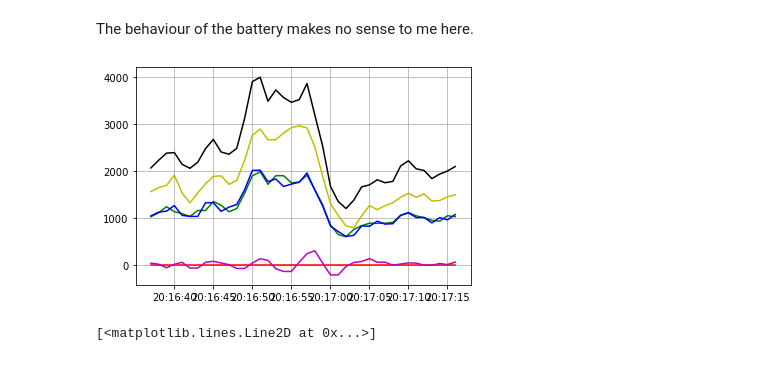
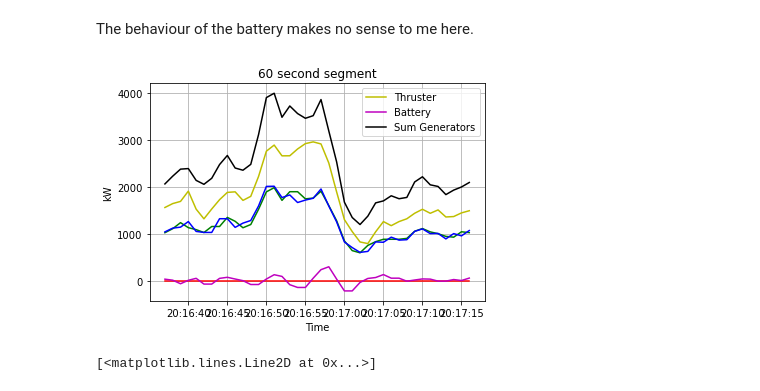
Before and after one commit to andreasdyve/EquinorProject, a Jupyter notebook: python notebooks/OpID100_Inspection.ipynb, the cells around one changed output. Saved outputs shown, nothing was run; the diff lists cells and outputs as text; code cells hidden in the pictures.

Commit message:
updated for better plots

```diff
--- a/python notebooks/OpID100_Inspection.ipynb
+++ b/python notebooks/OpID100_Inspection.ipynb
@@ -2,7 +2,4 @@
 import pandas as pd
 import numpy as np
 import matplotlib.pyplot as plt
-df = pd.read_excel('op100.xlsx')
-
-df.rename(columns= {'timeVectRelMinutes': 'datetime'}, inplace=True)
-df['datetime'] = pd.to_datetime(df['datetime'], unit='m', origin='2020-01-30')
+df_full = pd.read_excel('data_full_sekres.xlsx')
@@ -38,0 +6,13 @@ plt.plot(x,y4, color = 'b')
+# %%
+df = df_full.loc[df_full['operationId'] == 100]
+df0 = df.loc[df['dpMode'] == 0]
+df1 = df.loc[df['dpMode'] == 1]
+df2 = df.loc[df['dpMode'] == 2]
+
+
+x = df['datetime']
+y = df['sumEngMdoPower']
+yy = df['thrusterAndPropulsion']
+
+plt.plot(x,y)
+plt.plot(x,yy)
@@ -118,23 +139,27 @@ The behaviour of the battery makes no sense to me here.
 # %%
 # Highest Battery Spike
 
 x = df.iloc[36590:36630]['datetime']
 y1 = df.iloc[36590:36630]['thrusterAndPropulsion']
 y2 = df.iloc[36590:36630]['engMdoPower_0_']
 y3 = df.iloc[36590:36630]['engMdoPower_1_']
 y4 = df.iloc[36590:36630]['engMdoPower_3_']
 y5 = df.iloc[36590:36630]['battery_0__actualPower']
 y6 = df.iloc[36590:36630]['sumEngMdoPower']
 
-plt.plot(x,y1, color = 'y')
+plt.plot(x,y1, color = 'y', label = 'Thruster')
 plt.plot(x,y2, color = 'r')
 plt.plot(x,y3, color = 'g')
 plt.plot(x,y4, color = 'b')
-plt.plot(x,y5, color = 'm')
-plt.plot(x, y6, color = 'black')
+plt.plot(x,y5, color = 'm', label = 'Battery')
+plt.plot(x, y6, color = 'black', label = 'Sum Generators')
+plt.title('60 second segment')
+plt.xlabel('Time')
+plt.ylabel('kW')
+plt.legend()
 plt.grid()
 # %% [output]
-[figure, old version]
+[figure, new version]
 # %%
 x = df.iloc[36590:36630]['datetime']
 y1 = df.iloc[36590:36630]['dpMode']
```
Also changed, not shown: parts of 10 cells of this notebook.
